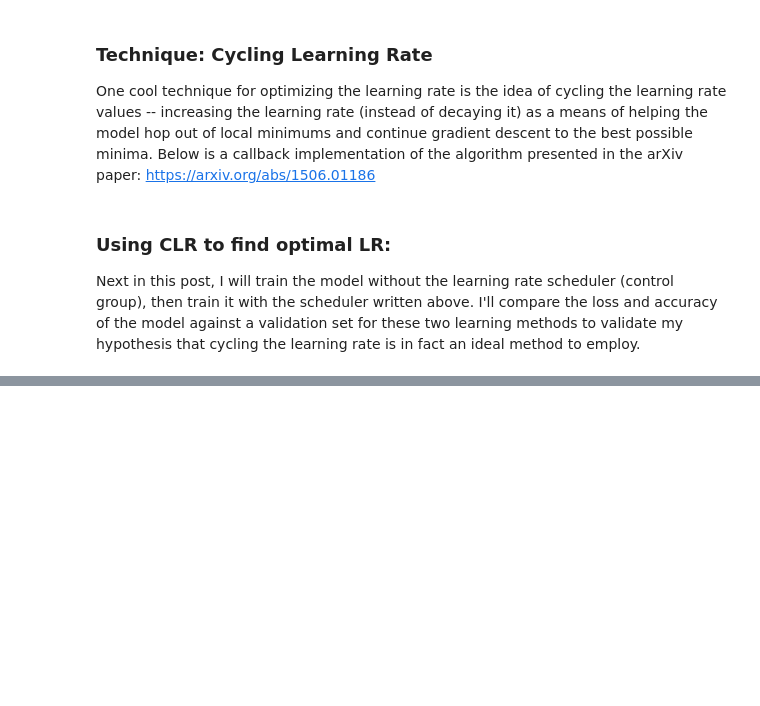
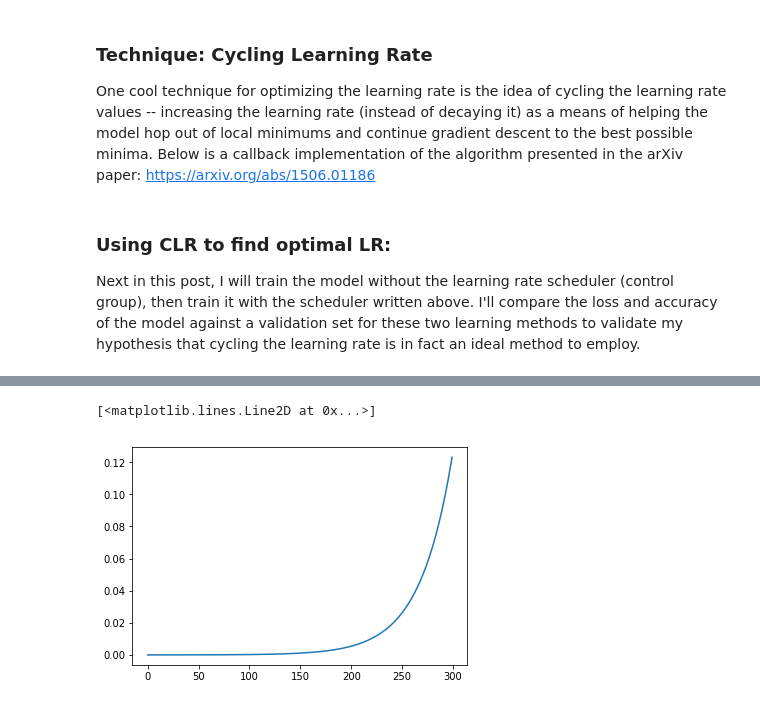
Before and after one commit to JoshZastrow/CIFAR10, a Jupyter notebook: Image Recognition.ipynb, the cells around one changed output, grey strips where cells are left out. Saved outputs shown, nothing was run; the diff lists cells and outputs as text; code cells hidden in the pictures; blank space fills up the shorter version.

Commit message:
Ran Training

```diff
--- a/Image Recognition.ipynb
+++ b/Image Recognition.ipynb
@@ -377,0 +306,17 @@ hist = model.fit_generator(data_flow,
+# %%
+
+# Iterations
+num_epochs = 3
+batch_size = 500
+iters_per_epoch = num_train // batch_size
+cycle_step_size = iters_per_epoch * num_epochs  # recommended setting per ArXiv paper
+
+g = .00001
+arr = []
+for i in range(cycle_step_size):
+    arr.append(g*1.032**i)
+
+plt.plot(np.arange(cycle_step_size), arr)
+# %% [output]
+[<matplotlib.lines.Line2D at 0x...>]
+[figure, added]
```
Also changed, not shown: parts of 8 cells of this notebook.
